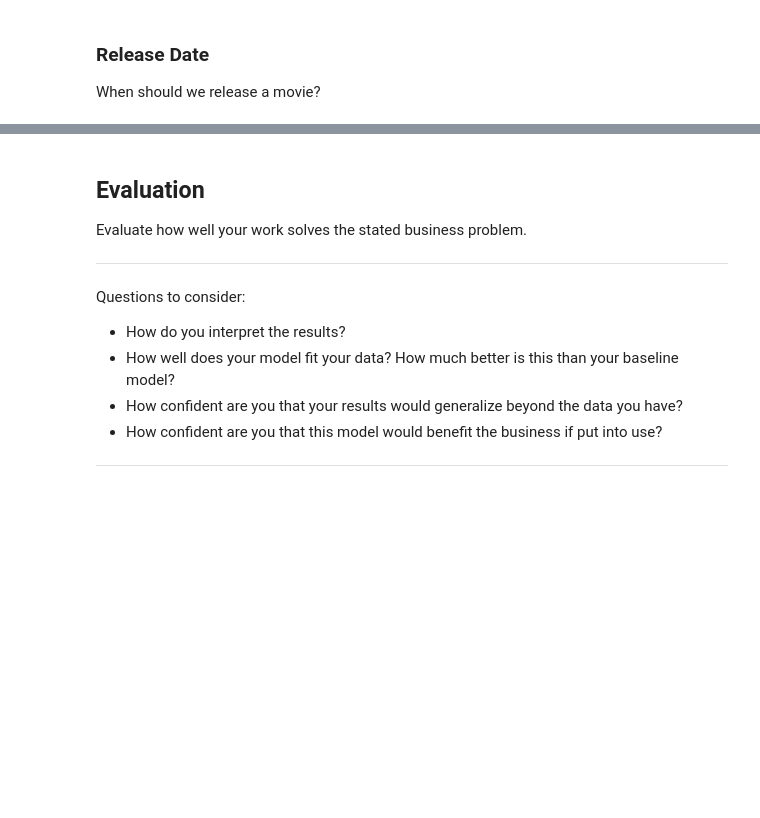
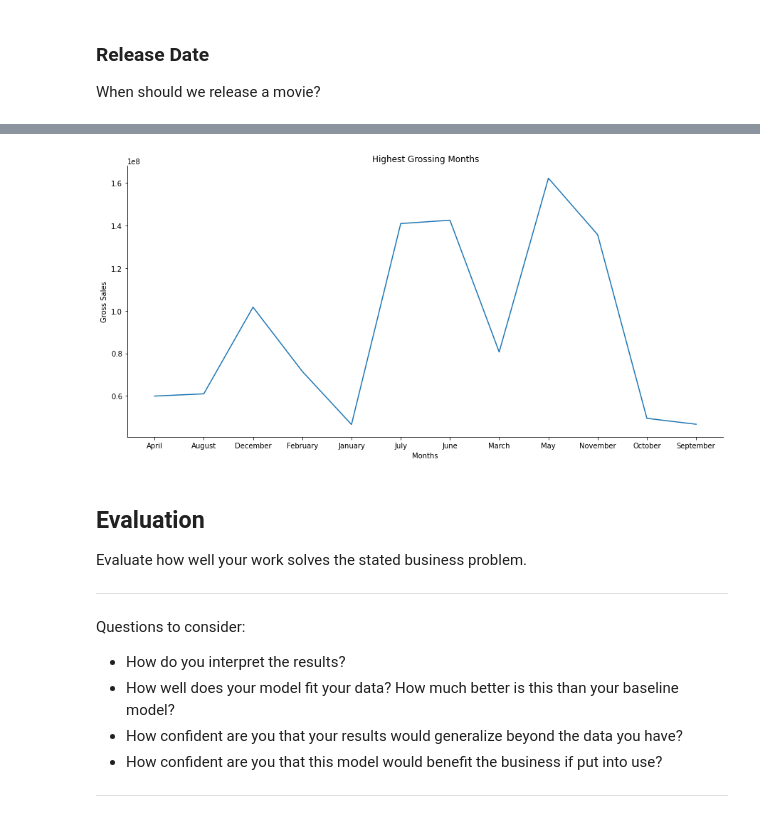
Before and after one commit to alexcasey92/Box-Office-EDA, a Jupyter notebook: dsc-phase1-project-template.ipynb, the cells around one changed output, grey strips where cells are left out. Drawn from its saved outputs; the diff is of its cells as text; code cells hidden in the pictures; blank space fills up the shorter version.

Commit message:
Improved data analysis

```diff
--- a/dsc-phase1-project-template.ipynb
+++ b/dsc-phase1-project-template.ipynb
@@ -506,7 +506,7 @@ Name: release_date, Length: 5782, dtype: datetime64[ns]
 # %%
 #probably dont need this because release_date is formatted correctly for graphing
 budgets['release_year'] = budgets['release_date'].dt.year
-budgets['release_month'] = budgets['release_date'].dt.month
+budgets['release_month'] = budgets['release_date'].dt.month_name()
 #df_tn['year'] = pd.to_numeric(df_tn['year']).astype(int)
 budgets
 # %% [output]
@@ -822,21 +718 @@ studio_count
-# %%
-
-plt.figure(figsize=(15, 7))
-sns.set_context('notebook')
-sns.set_style("white")
-sns.barplot(
-    x=studio_count.index,
-    y=studio_count.values,
-    orient="v",
-    data=studio_count.index,
-    palette="cubehelix"
-).set(
-    xlabel="Studio",
-    ylabel="Total Movies Produced",
-    title="Top 10 Studios by Number of Movies Produced"
-    order
-    #reorder
-    #set x tick to studio name
-);
-plt.show()
 # %%
@@ -895,17 +755,26 @@ month_average_grouped
 # %%
+import matplotlib.dates as mdates
+from matplotlib.dates import DateFormatter
+
+
 plt.figure(figsize=(15, 7))
 sns.lineplot(
-    x='release_month',
+    x=month_average_grouped.index,
     y='worldwide_gross',
     data=month_average_grouped, # telling it to plot using the axes already created
-    palette="cubehelix" # set a sequential colormap #flare
+    palette="cubehelix", # set a sequential colormap #flare
+
 ).set(
     ylabel="Gross Sales",
     xlabel="Months",
     title="Highest Grossing Months"
+
 );
+
 #remove top and right axes spines
 sns.despine()
+# %% [output]
+[figure, added]
 # %%
 #correlation between gross revenue and release month?
 # %% [markdown]
```
Also changed, not shown: parts of 32 cells of this notebook.
